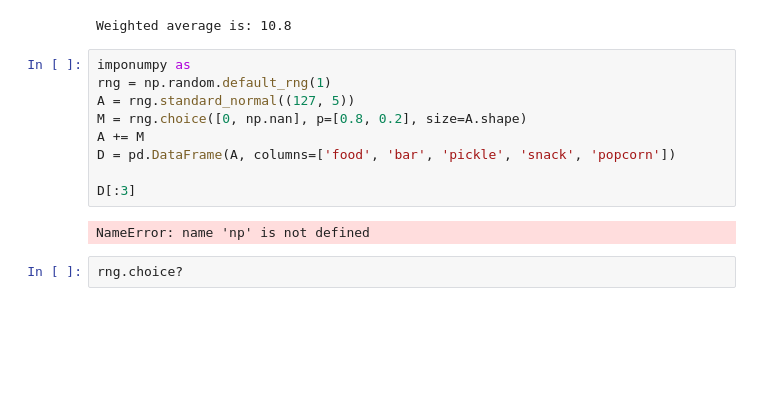
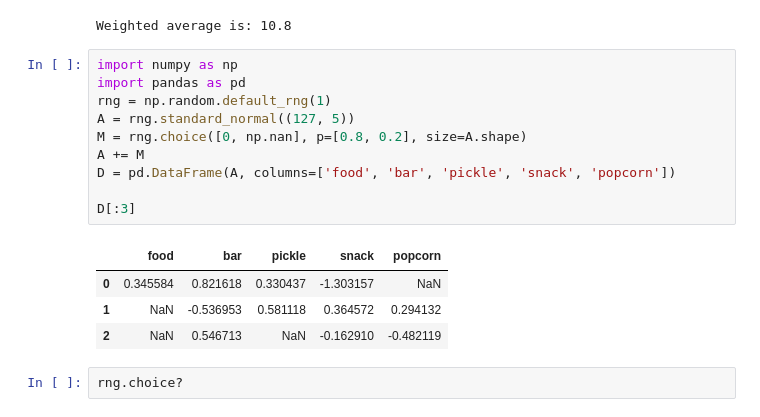
Before and after one commit to RobertoRP101/statisticalLearning, a Jupyter notebook: Numerical_exercises.ipynb, the cells around one changed output. Cells and saved outputs as stored; diff of their text form; blank space fills up the shorter version.

Commit message:
notes using numpy and stadistics

```diff
--- a/Numerical_exercises.ipynb
+++ b/Numerical_exercises.ipynb
@@ -359,16 +359,20 @@ print('Weighted average is: {0}'.format(total))
 # %% [output]
 Weighted average is: 10.8
 # %%
-imponumpy as
+import numpy as np
+import pandas as pd
 rng = np.random.default_rng(1)
 A = rng.standard_normal((127, 5))
 M = rng.choice([0, np.nan], p=[0.8, 0.2], size=A.shape)
 A += M
 D = pd.DataFrame(A, columns=['food', 'bar', 'pickle', 'snack', 'popcorn'])
 
 D[:3]
 # %% [output]
-NameError: name 'np' is not defined
+|  | food | bar | pickle | snack | popcorn |
+| 0 | 0.345584 | 0.821618 | 0.330437 | -1.303157 | NaN |
+| 1 | NaN | -0.536953 | 0.581118 | 0.364572 | 0.294132 |
+| 2 | NaN | 0.546713 | NaN | -0.162910 | -0.482119 |
 # %%
 rng.choice?
 # %% [output]
```
Also changed, not shown: parts of 2 cells of this notebook, 1 other file.
